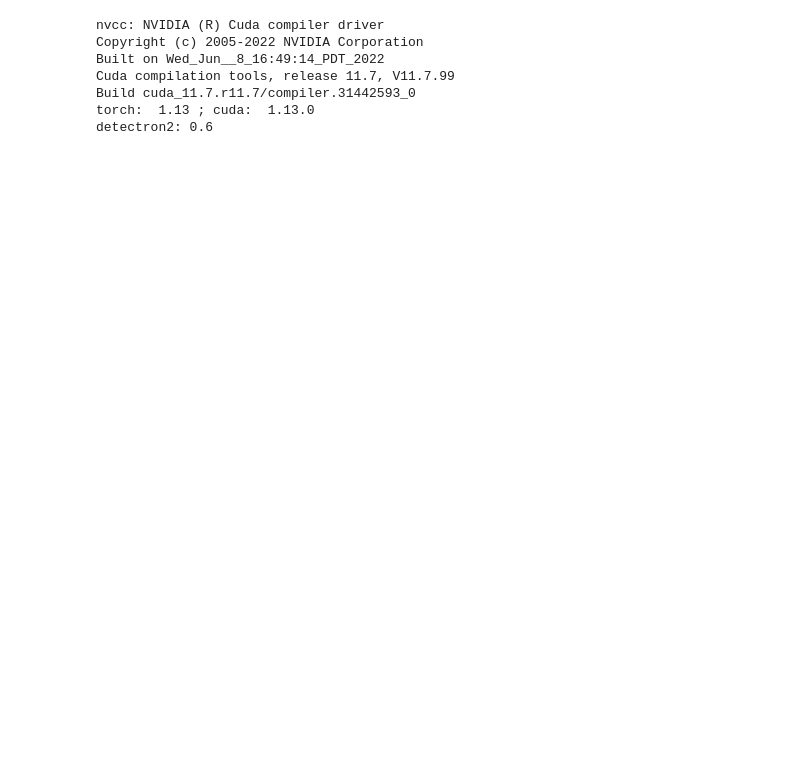
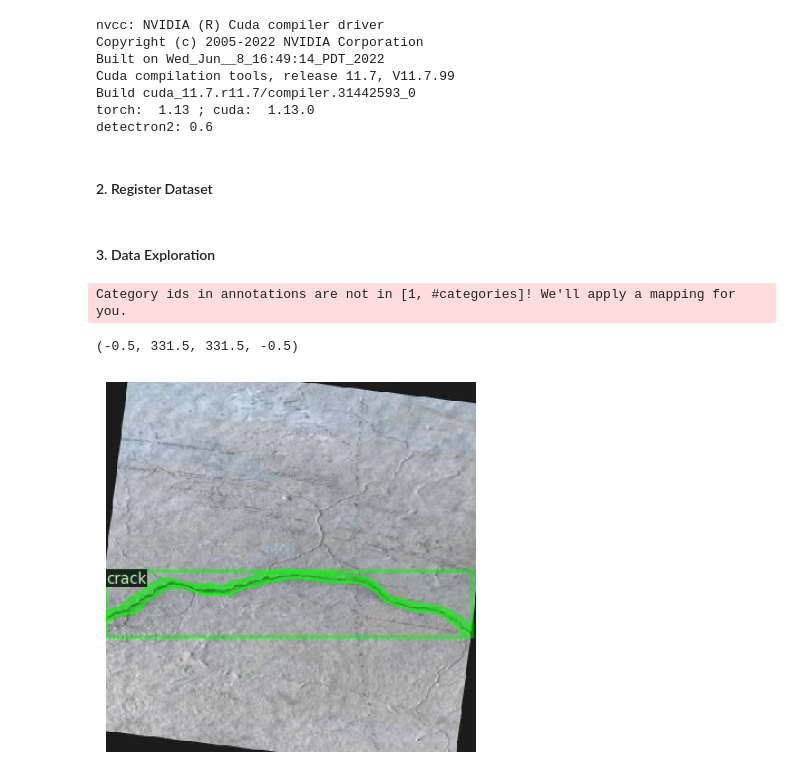
Before and after one commit to Ayushman-Choudhuri/crack_detection_and_segmentation, a Jupyter notebook: crack_segmentation_detectron2.ipynb, the cells around one changed output. Saved outputs shown, nothing was run; the diff lists cells and outputs as text; code cells hidden in the pictures; blank space fills up the shorter version.

Commit message:
data registration and data exploration code added

```diff
--- a/crack_segmentation_detectron2.ipynb
+++ b/crack_segmentation_detectron2.ipynb
@@ -58,3 +62,5 @@ from detectron2.engine import DefaultPredictor
 
 # TRAINING
 from detectron2.engine import DefaultTrainer
+# %% [markdown]
+#### 2. Register Dataset
@@ -60,0 +107,25 @@ from detectron2.engine import DefaultTrainer
+# %% [markdown]
+#### 3. Data Exploration
+# %%
+metadata = MetadataCatalog.get(TRAIN_DATA_SET_NAME)
+dataset_train = DatasetCatalog.get(TRAIN_DATA_SET_NAME)
+
+dataset_entry = dataset_train[5] ##note: the indices are based on the annotation file
+image = cv2.imread(dataset_entry["file_name"]) # reads the file name attribute of the id 1 data in the json file
+
+visualizer = Visualizer(
+    img_rgb=image[:, :, ::-1],
+    metadata=metadata,
+    scale=0.8,
+    instance_mode = ColorMode.SEGMENTATION
+)
+
+out = visualizer.draw_dataset_dict(dataset_entry)
+output_image = out.get_image()[:, :, ::-1]
+
+plt.imshow(output_image)
+plt.axis('off')
+# %% [output]
+Category ids in annotations are not in [1, #categories]! We'll apply a mapping for you.
+(-0.5, 331.5, 331.5, -0.5)
+[figure, added]
```
Also changed, not shown: parts of 8 cells of this notebook.
